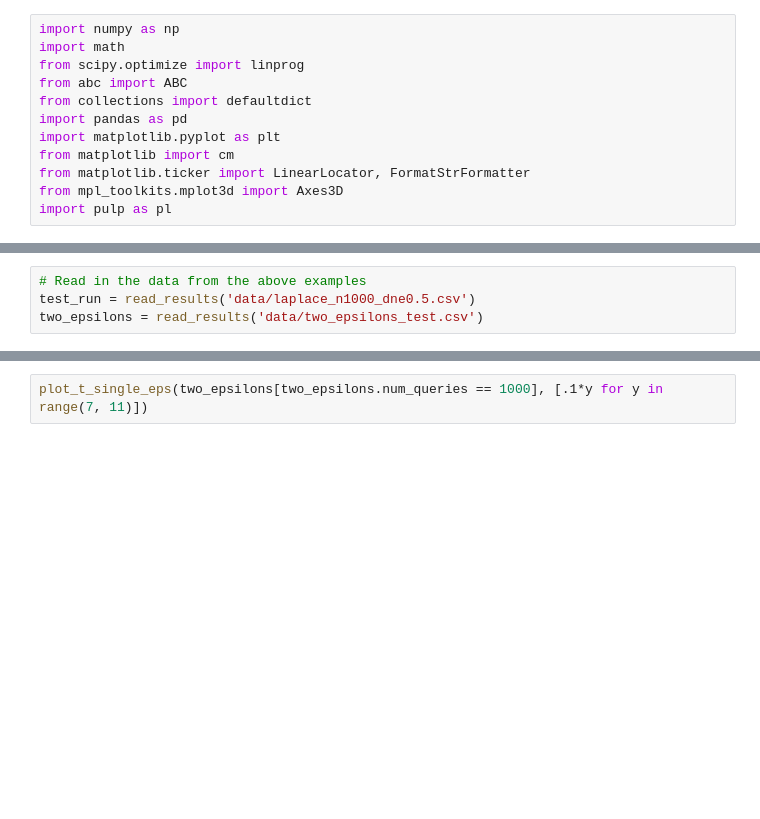
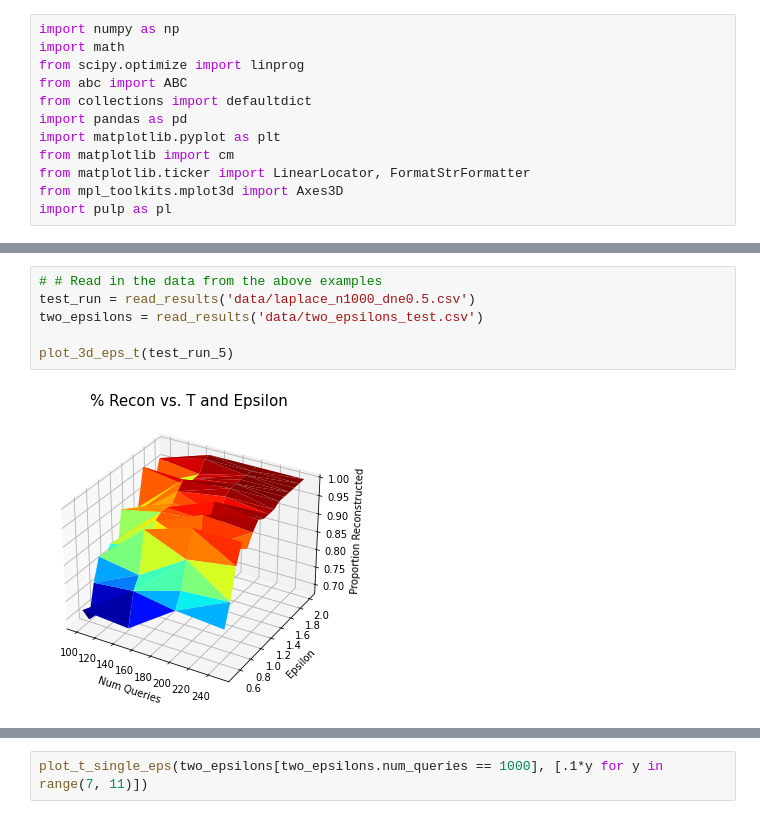
Before and after one commit to mgul999/cs226finalproject, a Jupyter notebook: 226 final project.ipynb, the cells around one changed output, grey strips where cells are left out. Drawn from its saved outputs; the diff is of its cells as text; blank space fills up the shorter version.

```diff
--- a/226 final project.ipynb
+++ b/226 final project.ipynb
@@ -422,6 +516,10 @@ recon_accuracy_tradeoff(laplace_results_3)
 # %%
-# Read in the data from the above examples
+# # Read in the data from the above examples
 test_run = read_results('data/laplace_n1000_dne0.5.csv')
 two_epsilons = read_results('data/two_epsilons_test.csv')
+
+plot_3d_eps_t(test_run_5)
+# %% [output]
+[figure, added]
 # %%
 # Now just make some demo plots
```
Also changed, not shown: parts of 25 cells of this notebook.
